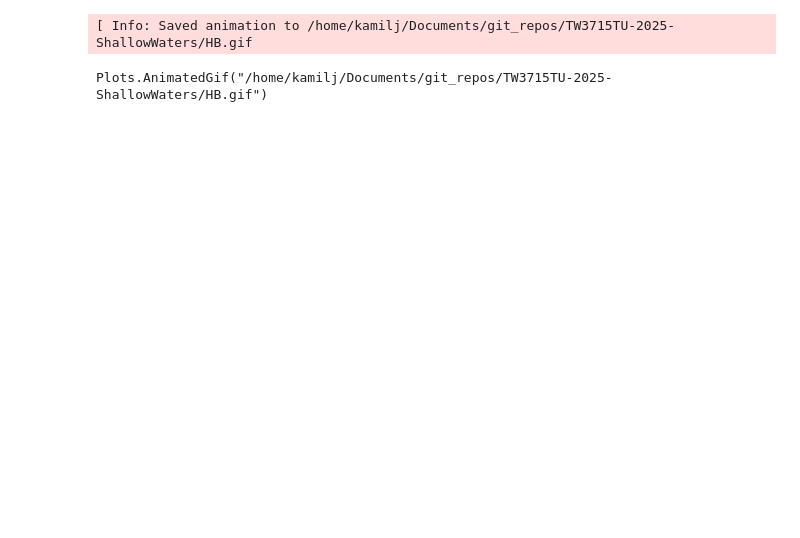
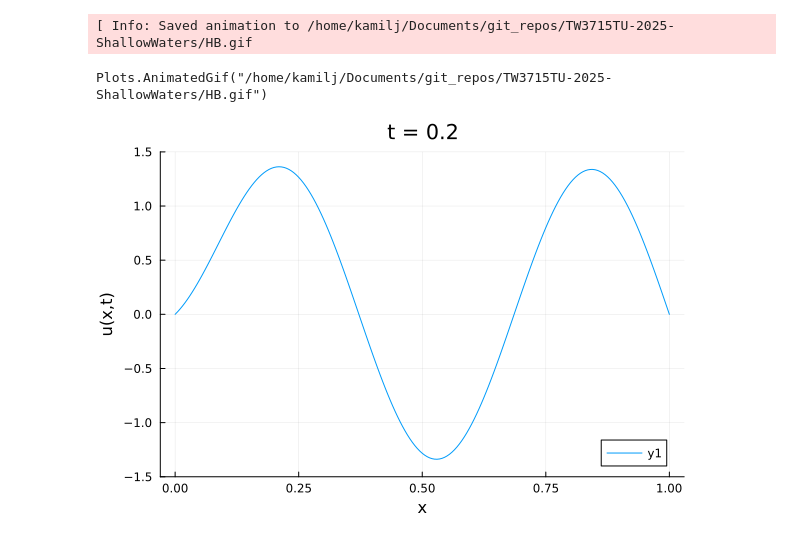
Before and after one commit to MateuszPietrzak/TW3715TU-2025-ShallowWaters, a Jupyter notebook: HB_1D_inHouseFD.ipynb, the cells around one changed output. Cells and saved outputs as stored; diff of their text form; code cells hidden in the pictures; blank space fills up the shorter version.

```diff
--- a/HB_1D_inHouseFD.ipynb
+++ b/HB_1D_inHouseFD.ipynb
@@ -187,3 +187,12 @@ gif(animation, "HB.gif", fps = 60)
 # %% [output]
 [ Info: Saved animation to /home/kamilj/Documents/git_repos/TW3715TU-2025-ShallowWaters/HB.gif
 Plots.AnimatedGif("/home/kamilj/Documents/git_repos/TW3715TU-2025-ShallowWaters/HB.gif")
+# %%
+k = 20
+dt = 0.01
+
+new_u = myA * sin(omega * (k * dt)) .+ myB * cos(omega * (k * dt))
+plot(xgrid, new_u,
+title="t = $(k * dt)", xlabel="x", ylabel="u(x,t)", ylim = (-1.5, 1.5))
+# %% [output]
+[figure, added]
```
Also changed, not shown: parts of 6 cells of this notebook, 3 other files.
